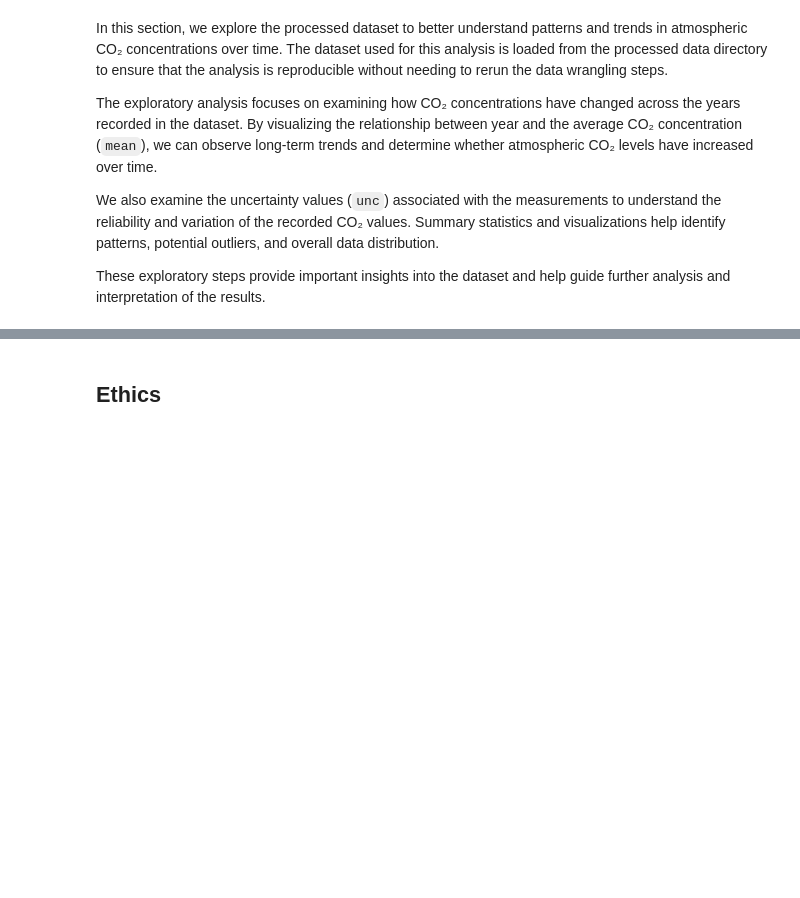
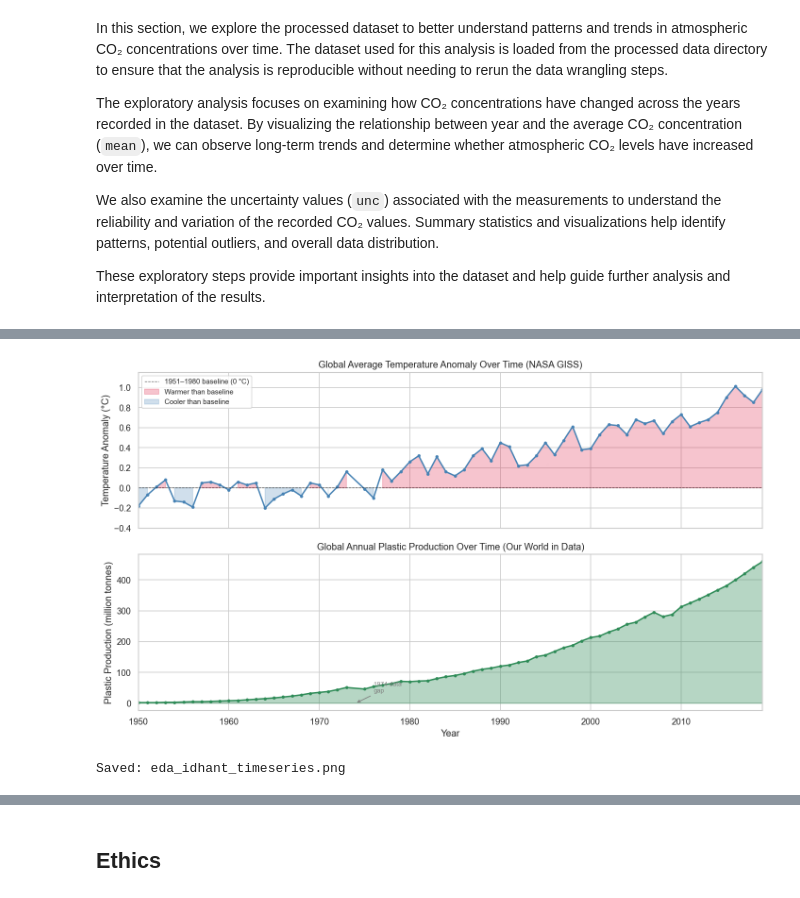
Before and after one commit to COGS108/Group013_WI26, a Jupyter notebook: 03-FinalProject.ipynb, the cells around one changed output, grey strips where cells are left out. Saved outputs shown, nothing was run; the diff lists cells and outputs as text; code cells hidden in the pictures; blank space fills up the shorter version.

```diff
--- a/03-FinalProject.ipynb
+++ b/03-FinalProject.ipynb
@@ -898,0 +1030,35 @@ These exploratory steps provide important insights into the dataset and help gui
+# %%
+fig, axes = plt.subplots(2, 1, figsize=(12, 7), sharex=True)
+
+# ── Temperature anomaly over time ────────────────────────────────────────────
+ax = axes[0]
+ax.plot(merged['Year'], merged['temp_anomaly_C'], color='steelblue', lw=1.8, marker='o', ms=3)
+ax.axhline(0, color='black', lw=0.8, ls='--', alpha=0.6, label='1951–1980 baseline (0 °C)')
+ax.fill_between(merged['Year'], 0, merged['temp_anomaly_C'],
+                where=(merged['temp_anomaly_C'] >= 0), alpha=0.25, color='crimson', label='Warmer than baseline')
+ax.fill_between(merged['Year'], 0, merged['temp_anomaly_C'],
+                where=(merged['temp_anomaly_C'] < 0), alpha=0.25, color='steelblue', label='Cooler than baseline')
+ax.set_ylabel('Temperature Anomaly (°C)')
+ax.set_title('Global Average Temperature Anomaly Over Time (NASA GISS)')
+ax.legend(fontsize=9, loc='upper left')
+ax.set_ylim(-0.4, 1.15)
+
+# ── Plastic production over time ─────────────────────────────────────────────
+ax = axes[1]
+ax.fill_between(merged['Year'], 0, merged['plastic_Mt'], color='seagreen', alpha=0.35)
+ax.plot(merged['Year'], merged['plastic_Mt'], color='seagreen', lw=1.8, marker='o', ms=3)
+# Annotate 1974 gap
+ax.annotate('1974 data\ngap', xy=(1974, 0), xytext=(1976, 35),
+            arrowprops=dict(arrowstyle='->', color='gray'), fontsize=8, color='gray')
+ax.set_ylabel('Plastic Production (million tonnes)')
+ax.set_xlabel('Year')
+ax.set_title('Global Annual Plastic Production Over Time (Our World in Data)')
+ax.set_xlim(1950, 2019)
+
+plt.tight_layout()
+plt.savefig(RESULTS_DIR + 'eda_idhant_timeseries.png', bbox_inches='tight')
+plt.show()
+print('Saved: eda_idhant_timeseries.png')
+# %% [output]
+[figure, added]
+Saved: eda_idhant_timeseries.png
```
Also changed, not shown: parts of 23 cells of this notebook.
